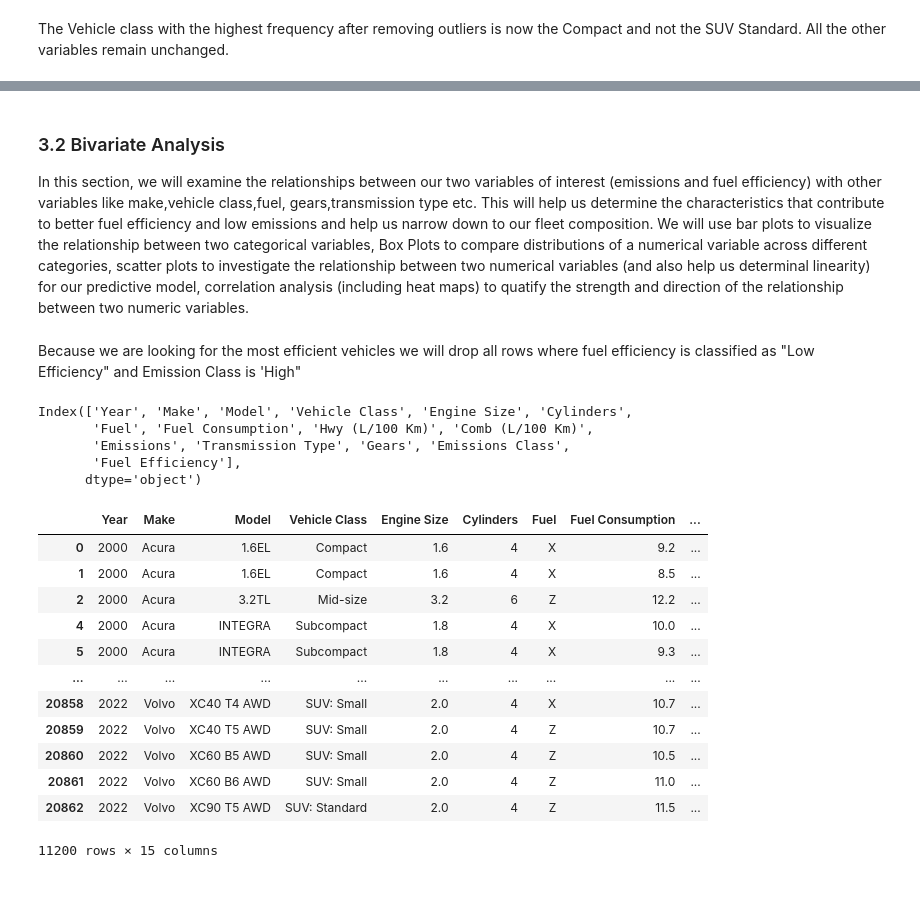
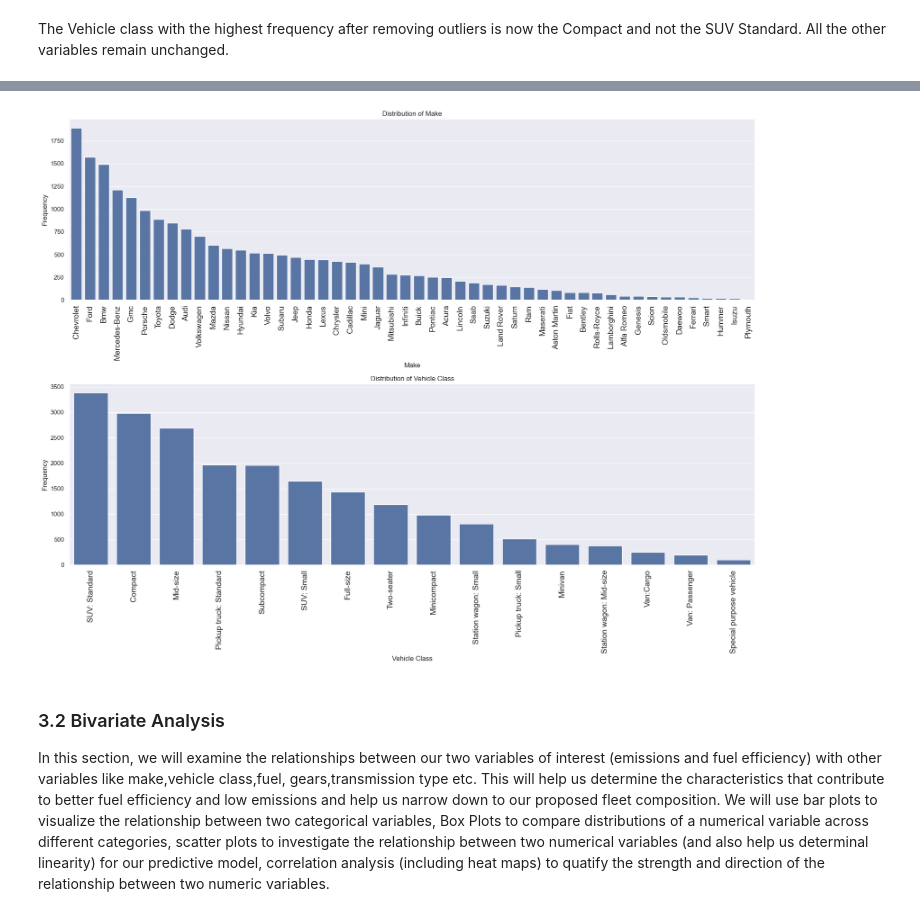
Before and after one commit to WambuiMunene/Phase2-Project_Group-4, a Jupyter notebook: Notebooks/Wambui.ipynb, the cells around one changed output, grey strips where cells are left out. Drawn from its saved outputs; the diff is of its cells as text; code cells hidden in the pictures; blank space fills up the shorter version.

```diff
--- a/Notebooks/Wambui.ipynb
+++ b/Notebooks/Wambui.ipynb
@@ -622,32 +698,28 @@ plot_frequency_dist(df_clean, columns_list,rows,cols)
+# %%
+# plot frequency distributions for columns
+def plot_frequency_dist(df_clean, columns,rows,cols):
+    fig,axes = plt.subplots(rows,cols,figsize=(18,14))
+    axes = axes.flatten()
+
+    for i, column in enumerate(columns):
+        sns.countplot(x=column, data=df_clean, order=df_clean[column].value_counts().index, ax=axes[i])
+        axes[i].set_title(f"Distribution of {column}")
+        axes[i].set_ylabel('Frequency')
+        axes[i].tick_params(axis='x', rotation=90,labelsize=14)
+
+    plt.tight_layout()
+    plt.show()
+
+
+# List of columns
+columns_list = ['Make','Vehicle Class']
+
+rows = 2
+cols = 1
+# Plot frequency distributions for categorical columns
+plot_frequency_dist(df_clean, columns_list,rows,cols)
+# %% [output]
+[figure, added]
 # %% [markdown]
 ### 3.2 Bivariate Analysis
-In this section, we will examine the relationships between our two variables of interest (emissions and fuel efficiency) with other variables like make,vehicle class,fuel, gears,transmission type etc. This will help us determine the characteristics that contribute to better fuel efficiency and low emissions and help us narrow down to our fleet composition. We will use bar plots to visualize the relationship between two categorical variables, Box Plots to compare distributions of a numerical variable across different categories, scatter plots to investigate the relationship between two numerical variables (and also help us determinal linearity) for our predictive model, correlation analysis (including heat maps) to quatify the strength and direction of the relationship between two numeric variables.
+In this section, we will examine the relationships between our two variables of interest (emissions and fuel efficiency) with other variables like make,vehicle class,fuel, gears,transmission type etc. This will help us determine the characteristics that contribute to better fuel efficiency and low emissions and help us narrow down to our proposed fleet composition. We will use bar plots to visualize the relationship between two categorical variables, Box Plots to compare distributions of a numerical variable across different categories, scatter plots to investigate the relationship between two numerical variables (and also help us determinal linearity) for our predictive model, correlation analysis (including heat maps) to quatify the strength and direction of the relationship between two numeric variables.
-# %% [markdown]
-Because we are looking for the most efficient vehicles we will drop all rows where fuel efficiency is classified as "Low Efficiency" and Emission Class is 'High"
-# %%
-df_clean.columns
-# %% [output]
-Index(['Year', 'Make', 'Model', 'Vehicle Class', 'Engine Size', 'Cylinders',
-       'Fuel', 'Fuel Consumption', 'Hwy (L/100 Km)', 'Comb (L/100 Km)',
-       'Emissions', 'Transmission Type', 'Gears', 'Emissions Class',
-       'Fuel Efficiency'],
-      dtype='object')
-# %%
-#drop all rows where fuel efficiency is classified as "Low Efficiency" and Emission Class is 'High"
-
-df_filtered = df_clean[~((df_clean['Fuel Efficiency'] == 'Low Efficiency') |(df_clean['Emissions Class'] == 'High'))]
-df_filtered
-# %% [output]
-|  | Year | Make | Model | Vehicle Class | Engine Size | Cylinders | Fuel | Fuel Consumption | ... |
-| 0 | 2000 | Acura | 1.6EL | Compact | 1.6 | 4 | X | 9.2 | ... |
-| 1 | 2000 | Acura | 1.6EL | Compact | 1.6 | 4 | X | 8.5 | ... |
-| 2 | 2000 | Acura | 3.2TL | Mid-size | 3.2 | 6 | Z | 12.2 | ... |
-| 4 | 2000 | Acura | INTEGRA | Subcompact | 1.8 | 4 | X | 10.0 | ... |
-| 5 | 2000 | Acura | INTEGRA | Subcompact | 1.8 | 4 | X | 9.3 | ... |
-| ... | ... | ... | ... | ... | ... | ... | ... | ... | ... |
-| 20858 | 2022 | Volvo | XC40 T4 AWD | SUV: Small | 2.0 | 4 | X | 10.7 | ... |
-| 20859 | 2022 | Volvo | XC40 T5 AWD | SUV: Small | 2.0 | 4 | Z | 10.7 | ... |
-| 20860 | 2022 | Volvo | XC60 B5 AWD | SUV: Small | 2.0 | 4 | Z | 10.5 | ... |
-| 20861 | 2022 | Volvo | XC60 B6 AWD | SUV: Small | 2.0 | 4 | Z | 11.0 | ... |
-| 20862 | 2022 | Volvo | XC90 T5 AWD | SUV: Standard | 2.0 | 4 | Z | 11.5 | ... |
-11200 rows × 15 columns
```
Also changed, not shown: parts of 62 cells of this notebook, 1 other file.
